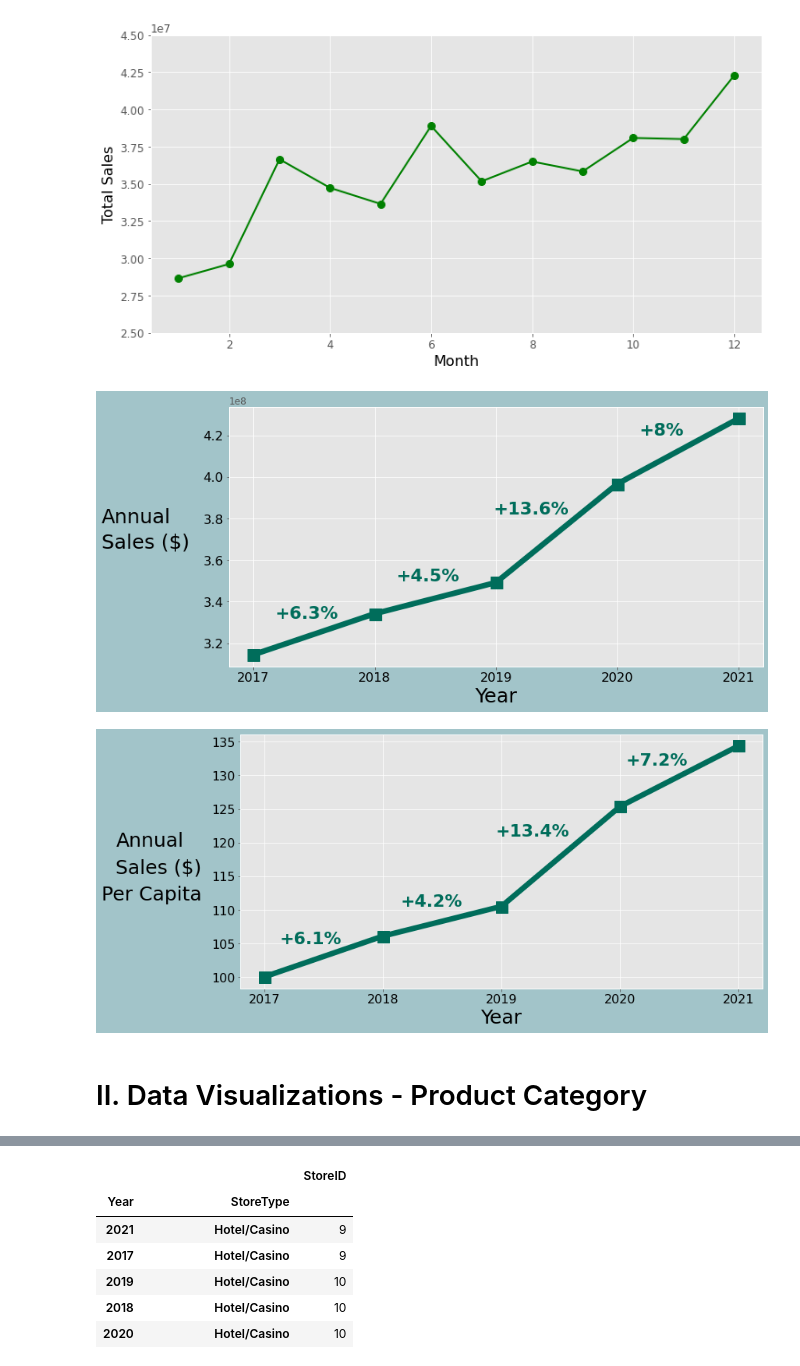
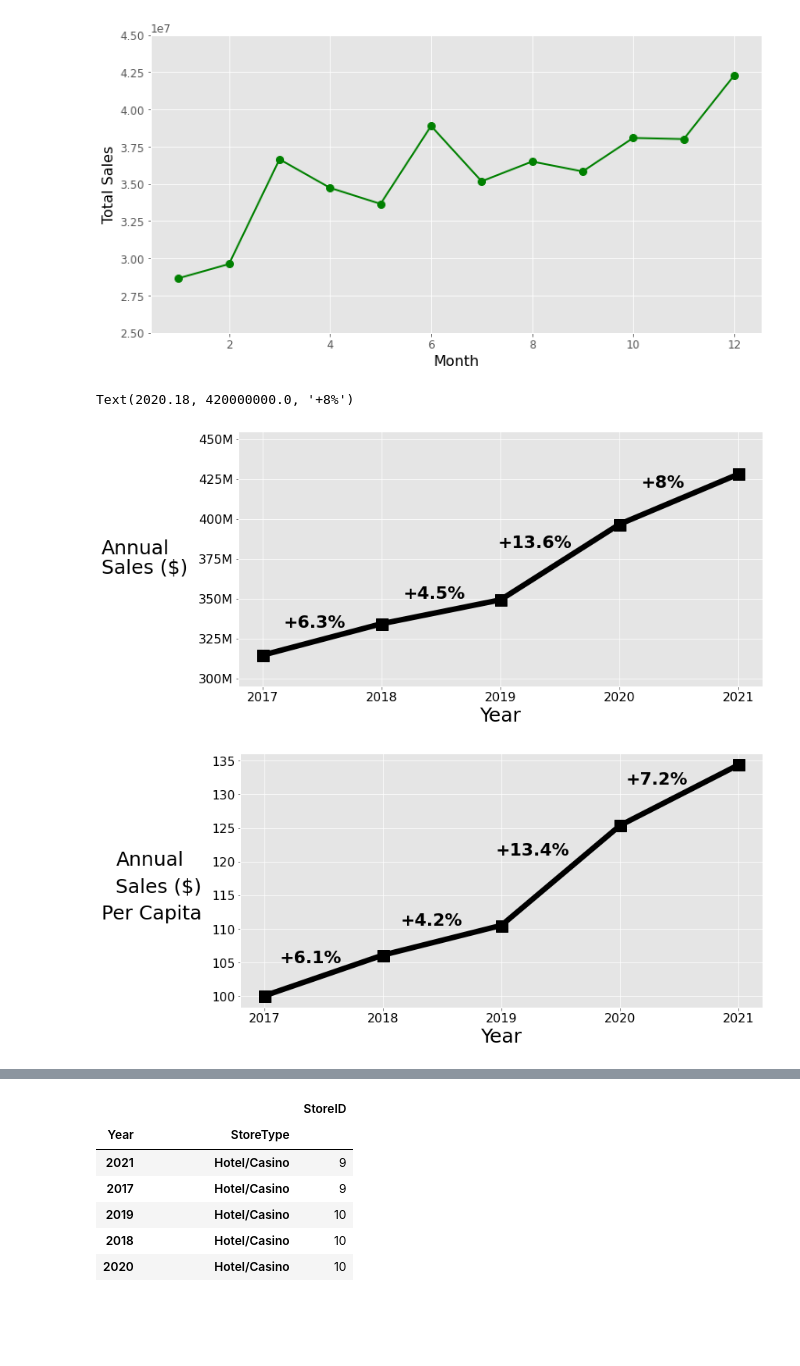
Before and after one commit to flyingcape/Iowa_Liquor_Sales, a Jupyter notebook: LiquorSales_Initial_EDA.ipynb, the cells around one changed output, grey strips where cells are left out. Saved outputs shown, nothing was run; the diff lists cells and outputs as text; code cells hidden in the pictures; blank space fills up the shorter version.

```diff
--- a/LiquorSales_Initial_EDA.ipynb
+++ b/LiquorSales_Initial_EDA.ipynb
@@ -37,13 +37,13 @@ temp = pd.DataFrame(result, columns = ['Date',
                                        'StoreID',
                                        'StoreType',
                                        'VolumeSold_Liters',
+                                       'Sale_BottlesSold',
+                                       'Sale_BottleVolume_ml',
+                                       'Price_StateBottleRetail',
                                        'Sale_Dollars',
                                        'County',
-                                       'County_Population',
-                                       'County_Year',
                                        'lat',
                                        'lng',
-                                       'active',
                                        'CategoryGroup'])
 # %%
 temp.head()
@@ -202,50 +202,50 @@ Text(0, 0.5, 'Total Sales')
 # %%
 fig = plt.figure(figsize = (12,6))
 plt.plot([2017, 2018, 2019, 2020, 2021],
          temp.groupby(['Year']).agg({'Sale_Dollars':'sum'}),
-        color='#006D5B', marker='s', linewidth=7, markersize=15)
+        color='black', marker='s', linewidth=7, markersize=15)
 
 plt.xticks([2017, 2018, 2019, 2020, 2021])
 plt.xticks(fontsize=16, color = 'black')
 plt.xlabel('Year', fontsize=25, color = 'black', rotation = 0)
 
-plt.text(2015.75,3.78e8,'Annual',ha = 'left',
+plt.text(2015.65,3.78e8,'Annual',ha = 'left',
          fontsize=25,color='black',
          rotation=0)
-plt.text(2015.75,3.66e8,'Sales ($)',ha = 'left',
+plt.text(2015.65,3.66e8,'Sales ($)',ha = 'left',
          fontsize=25,color='black',
          rotation=0)
 
-plt.yticks(fontsize=16, color = 'black')
+positions = (300e6,325e6,350e6,375e6,400e6,425e6,450e6)
+labels = ("300M","325M", "350M", "375M", "400M", "425M","450M")
+plt.yticks(positions, labels, fontsize=16, color = 'black')
+plt.ylim(295e6,455e6)
 
 plt.text(2017.18,3.32e8,'+6.3%',ha = 'left',
-         fontsize=22,color='#006D5B',fontweight = 'bold',
+         fontsize=22,color='black',fontweight = 'bold',
          rotation=0)
 plt.text(2018.18,3.50e8,'+4.5%',ha = 'left',
-         fontsize=22,color='#006D5B',fontweight = 'bold',
+         fontsize=22,color='black',fontweight = 'bold',
          rotation=0)
 plt.text(2018.98,3.82e8,'+13.6%',ha = 'left',
-         fontsize=22,color='#006D5B',fontweight = 'bold',
+         fontsize=22,color='black',fontweight = 'bold',
          rotation=0)
 plt.text(2020.18,4.20e8,'+8%',ha = 'left',
-         fontsize=22,color='#006D5B',fontweight = 'bold',
+         fontsize=22,color='black',fontweight = 'bold',
          rotation=0)
 
-#plt.yticks([320e6, 400e6])
-
-plt.ticklabel_format(axis="y", style="sci", scilimits=(0,0))
-
-
-fig.patch.set_facecolor('#a2c4c9ff')
+#plt.ticklabel_format(axis="y", style="sci", scilimits=(0,0))
+#fig.patch.set_facecolor('#a2c4c9ff')
 # %% [output]
+Text(2020.18, 420000000.0, '+8%')
-[figure, old version]
+[figure, new version]
 # %%
 # is the growth due to increases in population?
 # Would be better if I used population of adults > 21 years old
 fig = plt.figure(figsize = (12,6))
 plt.plot([2017, 2018, 2019, 2020, 2021],
          temp.groupby(['Year']).agg({'Sale_Dollars':'sum'})['Sale_Dollars']/[3143734,3149900,3159596,3163561,3185239],
-        color='#006D5B', marker='s', linewidth=7, markersize=15)
+        color='black', marker='s', linewidth=7, markersize=15)
 
 plt.xticks([2017, 2018, 2019, 2020, 2021])
 plt.xticks(fontsize=16, color = 'black')
@@ -264,22 +264,20 @@ plt.text(2015.63,111.5,'Per Capita',ha = 'left',
 plt.yticks(fontsize=16, color = 'black')
 
 plt.text(2017.13,105,'+6.1%',ha = 'left',
-         fontsize=22,color='#006D5B',fontweight = 'bold',
+         fontsize=22,color='black',fontweight = 'bold',
          rotation=0)
 plt.text(2018.15,110.5,'+4.2%',ha = 'left',
-         fontsize=22,color='#006D5B',fontweight = 'bold',
+         fontsize=22,color='black',fontweight = 'bold',
          rotation=0)
 plt.text(2018.95,121,'+13.4%',ha = 'left',
-         fontsize=22,color='#006D5B',fontweight = 'bold',
+         fontsize=22,color='black',fontweight = 'bold',
          rotation=0)
 plt.text(2020.05,131.5,'+7.2%',ha = 'left',
-         fontsize=22,color='#006D5B',fontweight = 'bold',
+         fontsize=22,color='black',fontweight = 'bold',
          rotation=0)
 
 plt.ticklabel_format(axis="y", style="plain", scilimits=(0,0))
 
-fig.patch.set_facecolor('#a2c4c9ff')
+#fig.patch.set_facecolor('#a2c4c9ff')
 # %% [output]
-[figure, old version]
+[figure, new version]
-# %% [markdown]
-# II. Data Visualizations - Product Category
```
Also changed, not shown: parts of 82 cells of this notebook, 1 other file.
